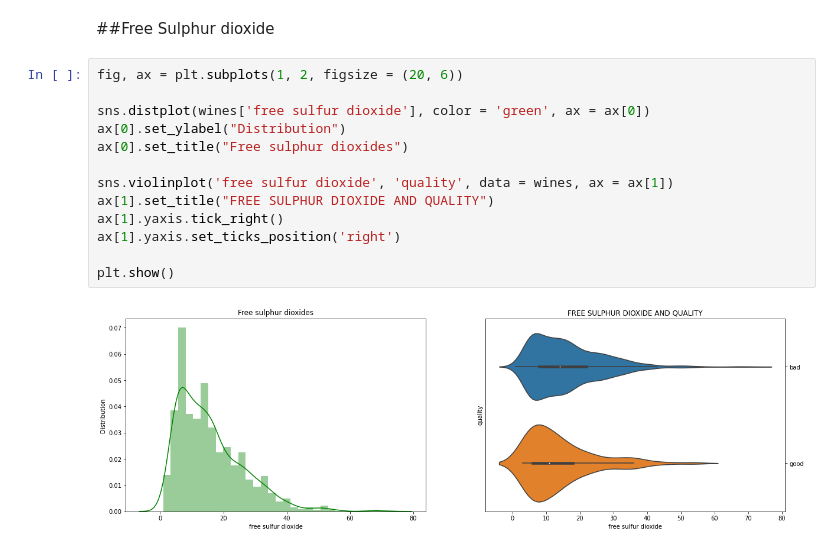
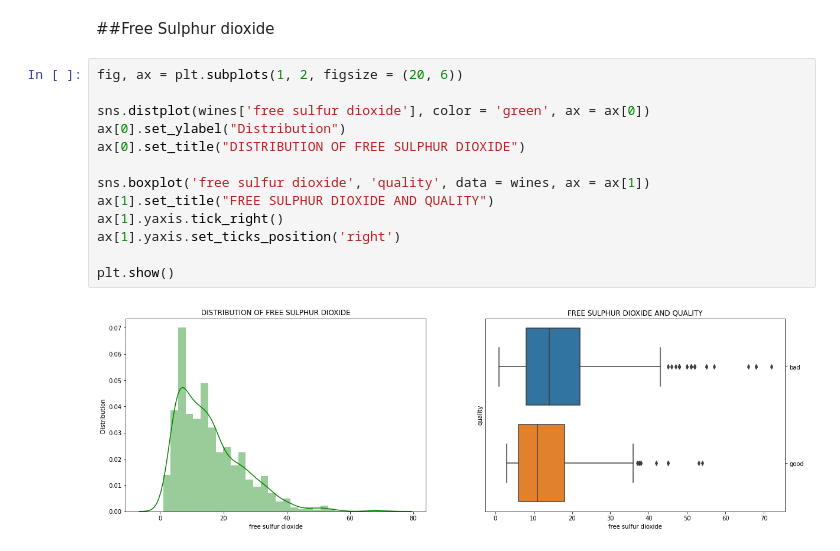
Before and after one commit to MikeDeecode/Red-wine-quality-report, a Jupyter notebook: wine_quality_analysis.ipynb, the cells around one changed output. Cells and saved outputs as stored; diff of their text form.

```diff
--- a/wine_quality_analysis.ipynb
+++ b/wine_quality_analysis.ipynb
@@ -130,15 +146,15 @@ plt.show()
 # %%
 fig, ax = plt.subplots(1, 2, figsize = (20, 6))
 
 sns.distplot(wines['free sulfur dioxide'], color = 'green', ax = ax[0])
 ax[0].set_ylabel("Distribution")
-ax[0].set_title("Free sulphur dioxides")
+ax[0].set_title("DISTRIBUTION OF FREE SULPHUR DIOXIDE")
 
-sns.violinplot('free sulfur dioxide', 'quality', data = wines, ax = ax[1])
+sns.boxplot('free sulfur dioxide', 'quality', data = wines, ax = ax[1])
 ax[1].set_title("FREE SULPHUR DIOXIDE AND QUALITY")
 ax[1].yaxis.tick_right()
 ax[1].yaxis.set_ticks_position('right')
 
 plt.show()
 # %% [output]
-[figure, old version]
+[figure, new version]
```
Also changed, not shown: parts of 12 cells of this notebook.
